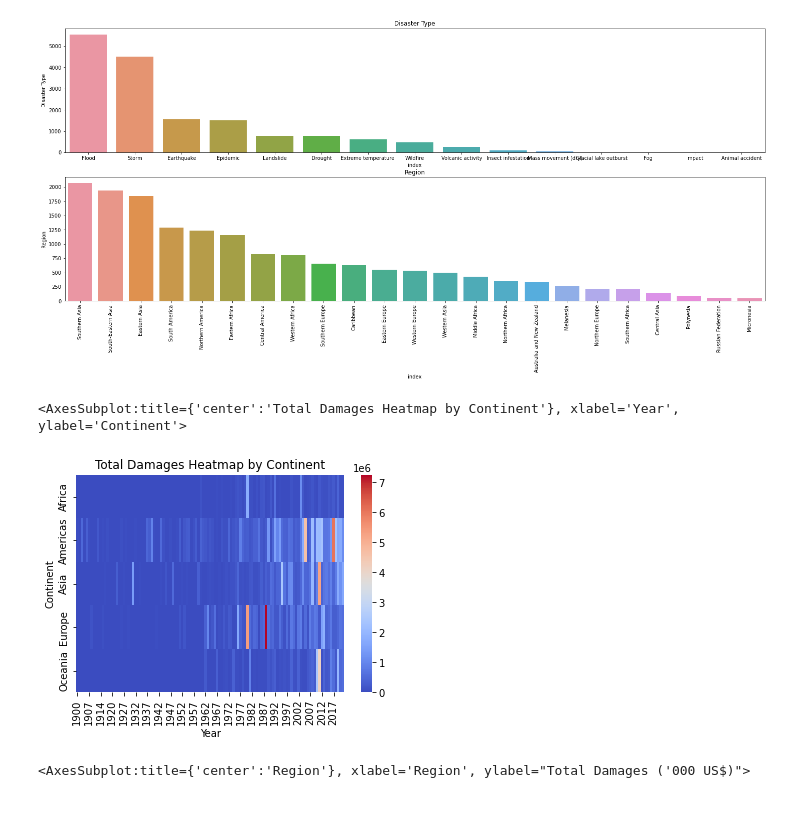
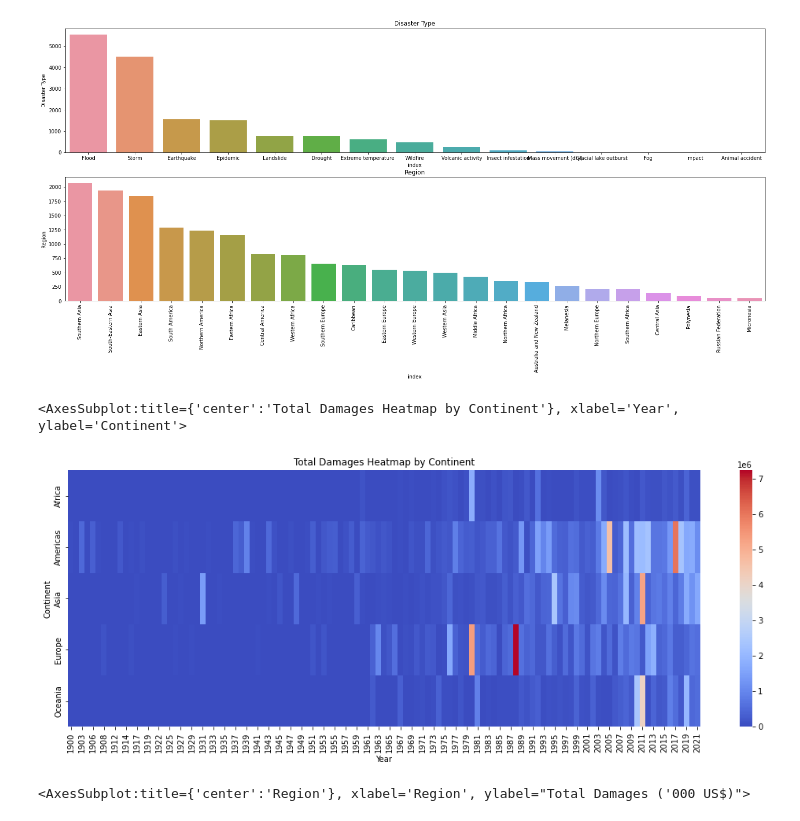
Before and after one commit to hekaplex/2022_01_DSI_WD, a Jupyter notebook: Alex/py/capstone.ipynb, the cells around one changed output. Saved outputs shown, nothing was run; the diff lists cells and outputs as text; code cells hidden in the pictures.

```diff
--- a/Alex/py/capstone.ipynb
+++ b/Alex/py/capstone.ipynb
@@ -329,12 +485,13 @@ sns.barplot(x='index',y='Region',ax=axis2, data=df['Region'].value_counts().rese
 <AxesSubplot:title={'center':'Region'}, xlabel='index', ylabel='Region'>
 [figure]
 # %%
+plt.figure(figsize=(18,6))
 plt.title('Total Damages Heatmap by Continent', fontsize = 12)
 pt = df.pivot_table(values ="Total Damages ('000 US$)", index = 'Continent', columns = 'Year').fillna(0)
 sns.heatmap(pt, cmap='coolwarm')
 # %% [output]
 <AxesSubplot:title={'center':'Total Damages Heatmap by Continent'}, xlabel='Year', ylabel='Continent'>
-[figure, old version]
+[figure, new version]
 # %%
 fig, (axis1,axis2) = plt.subplots(2,1,figsize=(25,10))
 
```
Also changed, not shown: parts of 57 cells of this notebook.
